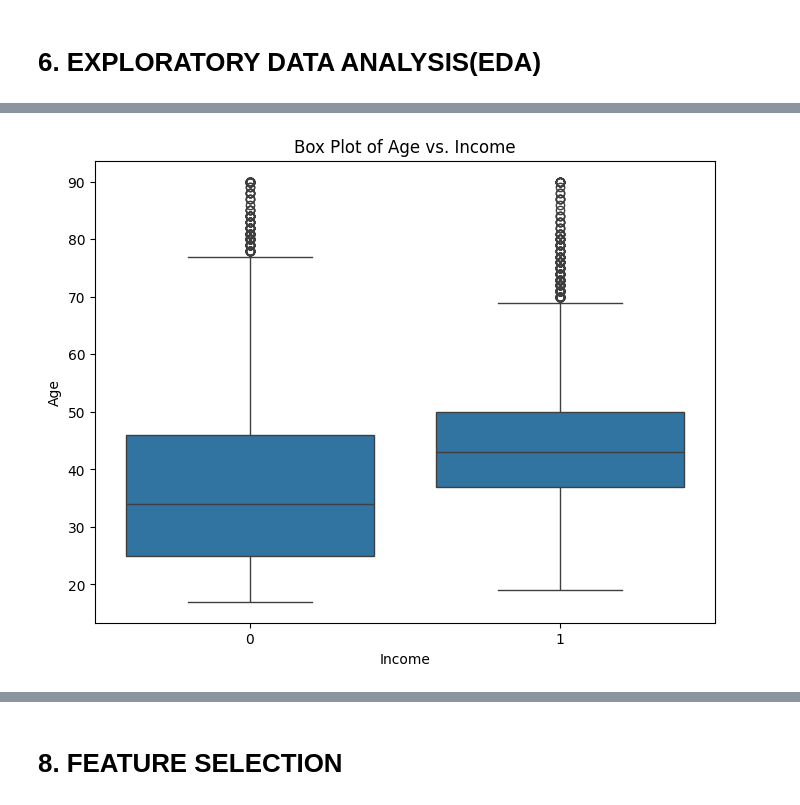
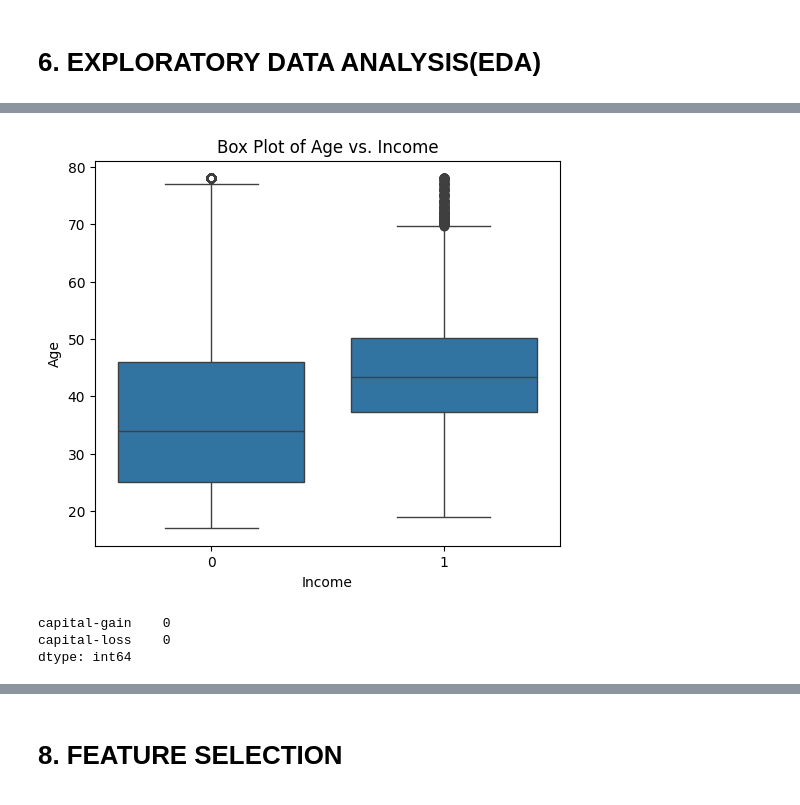
Before and after one commit to Jubin5/DSML-Project, a Jupyter notebook: DSML_Project.ipynb, the cells around one changed output, grey strips where cells are left out. Cells and saved outputs as stored; diff of their text form; code cells hidden in the pictures.

```diff
--- a/DSML_Project.ipynb
+++ b/DSML_Project.ipynb
@@ -288,0 +256,19 @@ df_filtered=df
+# %%
+
+import numpy as np
+def cap_outliers(df, columns):
+    df_capped = df.copy()
+    for col in columns:
+        q1 = df[col].quantile(0.25)
+        q3 = df[col].quantile(0.75)
+        iqr = q3 - q1
+        lower_bound = q1 - 1.5 * iqr
+        upper_bound = q3 + 1.5 * iqr
+        df_capped[col] = np.where(df_capped[col] < lower_bound, lower_bound, df_capped[col])
+        df_capped[col] = np.where(df_capped[col] > upper_bound, upper_bound, df_capped[col])
+    return df_capped
+# %%
+# Example usage (replace with your actual columns):
+numeric_cols = ["capital-gain", "capital-loss", "hours-per-week", "age", "fnlwgt", "education-num"]
+df_capped = cap_outliers(df, numeric_cols)
+df_capped
@@ -291,4 +304,4 @@ df_filtered=df
 from sklearn.preprocessing import LabelEncoder
 
 le = LabelEncoder()
-df['income'] = le.fit_transform(df['income'])
+df_capped['income'] = le.fit_transform(df_capped['income'])
@@ -295,9 +310,9 @@ df['income'] = le.fit_transform(df['income'])
 # %%
 # Step 1: Separate the features (X) and target (y)
 from imblearn.over_sampling import SMOTE
-X = df.drop('income', axis=1)  # Features excluding the target
-y = df['income']  # Target column
-X = pd.get_dummies(X, drop_first=True) # This line is crucial for converting categorical features
+X = df_capped.drop('income', axis=1)
+y = df_capped['income']  #
+X = pd.get_dummies(X, columns=['workclass', 'education', 'marital-status', 'occupation', 'relationship', 'race', 'sex', 'native-country'])
 
 # Apply SMOTE first to balance the classes, you can change this line in accordance
 smote = SMOTE(random_state=42)
@@ -307,12 +322,11 @@ X_resampled, y_resampled = smote.fit_resample(X, y)
 X_resampled_df = pd.DataFrame(X_resampled, columns=X.columns)
 y_resampled_df = pd.DataFrame(y_resampled, columns=['income'])
 
-
 # Step 5: Optionally, combine the resampled features and target back into a single DataFrame
 df_resampled = pd.concat([X_resampled_df, y_resampled_df], axis=1)
 
 # Step 6: Check the new class distribution to ensure balance
-# print(df_resampled['income'].value_counts())
+df_resampled['income'].value_counts()
 
-print(df_resampled)
+df_resampled
 # %% [output]
@@ -349,9 +362,15 @@ https://gist.github.com/mwaskom/de44147ed2974457ad6372750bbe5751
 # %%
-plt.figure(figsize=(8, 6))
+plt.figure(figsize=(6,5))
 sns.boxplot(x='income', y='age', data=df_resampled)
 plt.title('Box Plot of Age vs. Income')
 plt.xlabel('Income')
 plt.ylabel('Age')
 plt.show()
 # %% [output]
-[figure, old version]
+[figure, new version]
+# %%
+print(df_resampled[['capital-gain', 'capital-loss']].isnull().sum())
+# %% [output]
+capital-gain    0
+capital-loss    0
+dtype: int64
```
Also changed, not shown: parts of 26 cells of this notebook.
